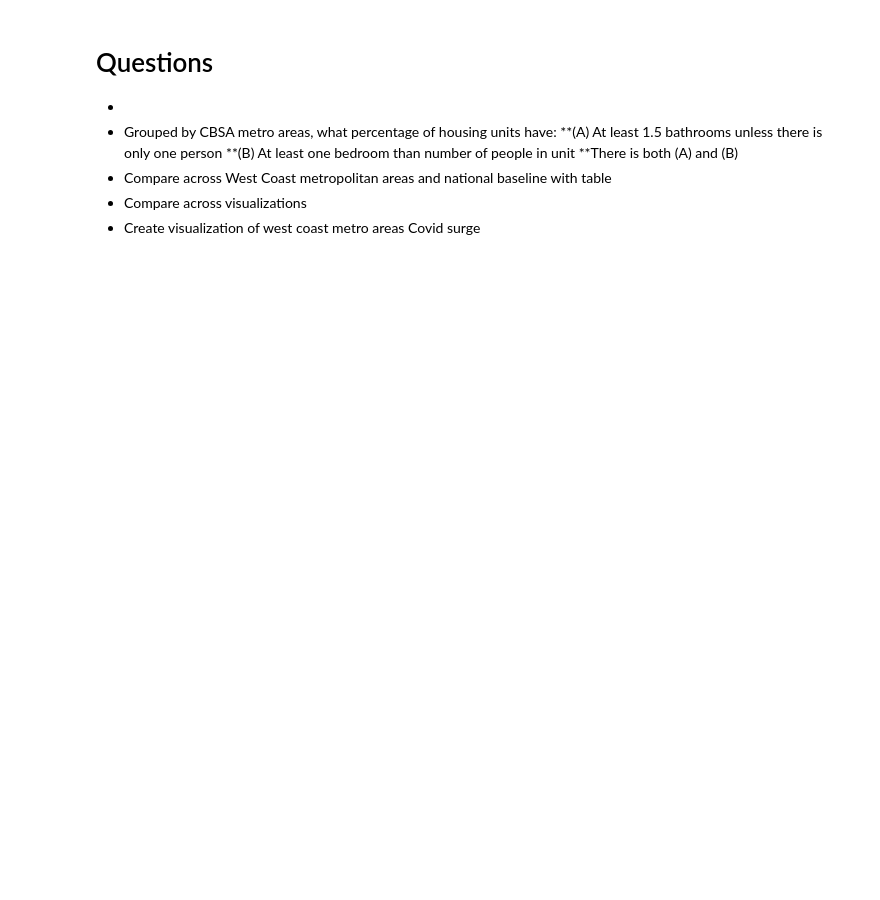
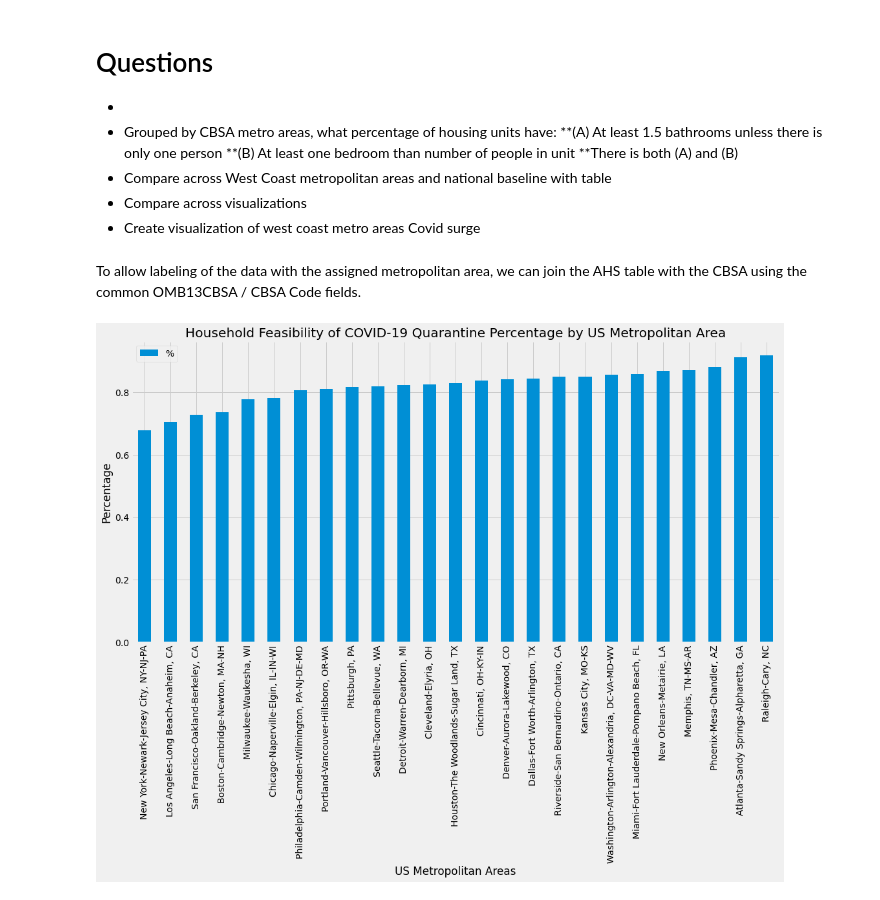
Before and after one commit to swsugarman/COVID_HousingIsolationFeasibility, a Jupyter notebook: eda.ipynb, the cells around one changed output. Saved outputs shown, nothing was run; the diff lists cells and outputs as text; code cells hidden in the pictures; blank space fills up the shorter version.

```diff
--- a/eda.ipynb
+++ b/eda.ipynb
@@ -194,0 +283,10 @@ ahs
+# %%
+def FULL_KITCHEN(row):
+    if(row['FRIDGE']==1):
+        if(row['COOKTYPE']==1):
+            return True
+        return False
+    else:
+        return False
+# %%
+ahs['ADQ_KITCHEN']=ahs.apply(lambda row: FULL_KITCHEN(row), axis=1)
@@ -206,0 +315,22 @@ cbsa.head(5)
+# %% [markdown]
+To allow labeling of the data with the assigned metropolitan area, we can join the AHS table with the CBSA using the common OMB13CBSA / CBSA Code fields.
+# %%
+ahs_label=pd.merge(ahs, cbsa, left_on='OMB13CBSA', right_on='CBSA Code' )
+# %%
+Table_1=pd.DataFrame(ahs_label.groupby('CBSA Title', as_index=True)['ADQ_QUAR'].agg(['mean']).sort_values('mean', ascending=True))
+Table_1.rename(columns={ 'mean': 'Bed & Bath' }, inplace=True)
+#print(Table_1)
+Table_2=pd.DataFrame(ahs_label.groupby('CBSA Title', as_index=True)['ADQ_LAUNDRY'].agg(['mean']).sort_values('mean', ascending=True))
+Table_2.rename(columns={ 'mean': 'Laundry' }, inplace=True)
+#print(Table_2)
+Table_3=pd.DataFrame(ahs_label.groupby('CBSA Title', as_index=True)['ADQ_KITCHEN'].agg(['mean']).sort_values('mean', ascending=True))
+Table_3.rename(columns={ 'mean': 'Kitchen' }, inplace=True)
+#print(Table_3)
+# %%
+Table_1.plot(kind='bar', figsize=(16,8))
+plt.legend('%')
+plt.ylabel('Percentage')
+plt.xlabel('US Metropolitan Areas', )
+plt.title("Household Feasibility of COVID-19 Quarantine Percentage by US Metropolitan Area");
+# %% [output]
+[figure, added]
```
Also changed, not shown: parts of 39 cells of this notebook.
